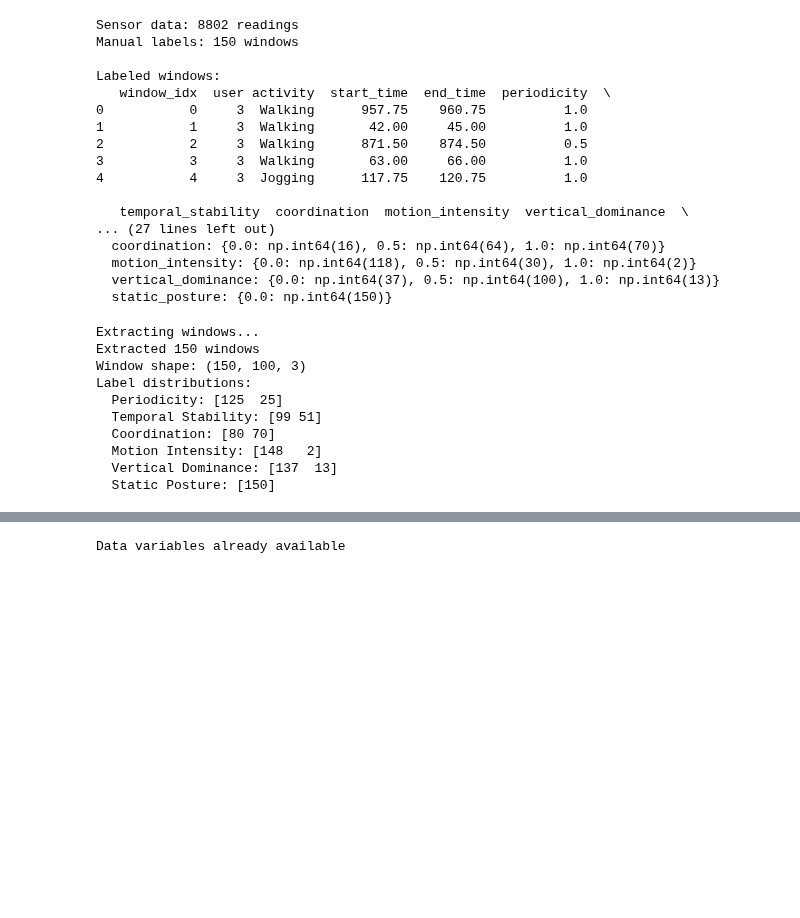
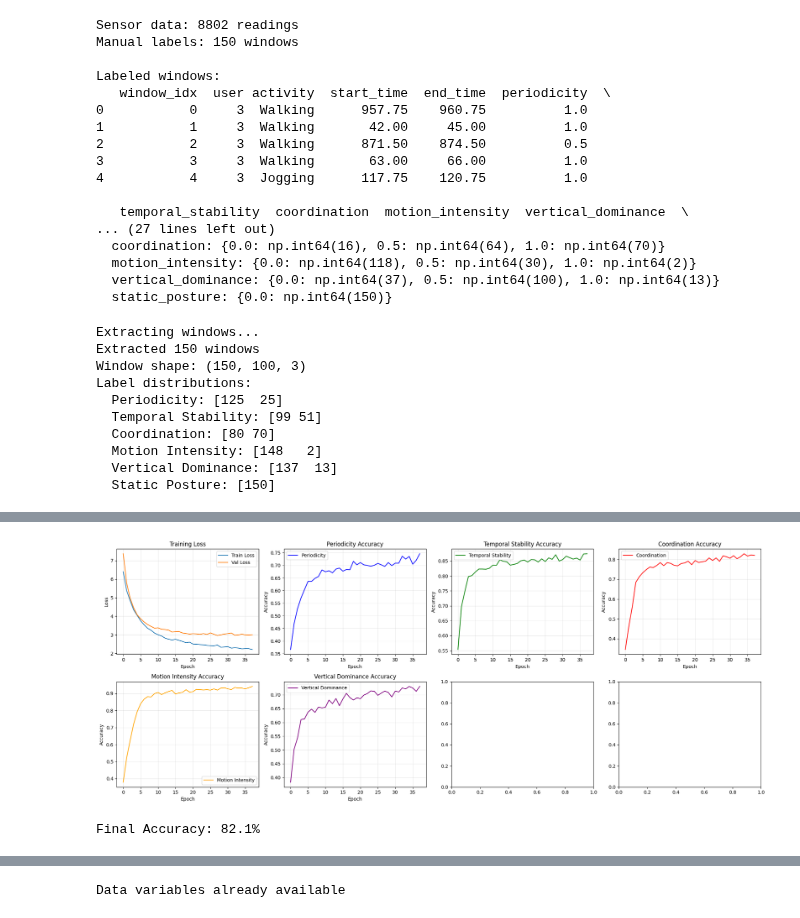
Before and after one commit to tudormatei/dsai-project, a Jupyter notebook: model-training/quick_train_cnn.ipynb, the cells around one changed output, grey strips where cells are left out. Saved outputs shown, nothing was run; the diff lists cells and outputs as text; code cells hidden in the pictures; blank space fills up the shorter version.

Commit message:
static posture adjusted

```diff
--- a/model-training/quick_train_cnn.ipynb
+++ b/model-training/quick_train_cnn.ipynb
@@ -359,9 +418,13 @@ X_train_aug, y_p_train_aug, y_t_train_aug, y_c_train_aug, y_mi_train_aug, y_vd_t
     X_train, y_p_train, y_t_train, y_c_train, y_mi_train, y_vd_train, y_sp_train, factor=10
 )
 
+# Convert static posture to binary context for augmented data
+y_sp_context_train_aug = (y_sp_train_aug > 0).astype(int)
+
 print(f"Original train: {len(X_train)} windows")
 print(f"Augmented train: {len(X_train_aug)} windows")
 print(f"Augmentation factor: {len(X_train_aug) / len(X_train):.1f}x")
+print(f"Static context train aug: {np.bincount(y_sp_context_train_aug)}")
 # %% [output]
 Augmenting training data...
 Original train: 112 windows
@@ -389,9 +459,11 @@ Labels converted to categorical format
 # %%
 # Build and compile model
 print("Building model...")
+# Build model with contextual configuration
 model = build_optimized_cnn(
     input_shape=(X_train_aug.shape[1], X_train_aug.shape[2]),
-    n_classes_p=3, n_classes_t=3, n_classes_c=3, n_classes_mi=3, n_classes_vd=3, n_classes_sp=3
+    n_classes_p=3, n_classes_t=3, n_classes_c=3, n_classes_mi=3, n_classes_vd=3,
+    contextual_config=contextual_config
 )
 
 # Compile with appropriate loss weights
@@ -403,16 +475,16 @@ model.compile(
         'coordination': 'categorical_crossentropy',
         'motion_intensity': 'categorical_crossentropy',
         'vertical_dominance': 'categorical_crossentropy',
-        'static_posture': 'categorical_crossentropy',
+        'static_context': 'binary_crossentropy',
     },
-    loss_weights={'periodicity': 1.0, 'temporal_stability': 1.0, 'coordination': 1.0, 'motion_intensity': 1.0, 'vertical_dominance': 1.0, 'static_posture': 1.0},
+    loss_weights={'periodicity': 1.0, 'temporal_stability': 1.0, 'coordination': 1.0, 'motion_intensity': 1.0, 'vertical_dominance': 1.0, 'static_context': 0.5},
     metrics={
         'periodicity': ['accuracy'],
         'temporal_stability': ['accuracy'],
         'coordination': ['accuracy'],
         'motion_intensity': ['accuracy'],
         'vertical_dominance': ['accuracy'],
-        'static_posture': ['accuracy'],
+        'static_context': ['accuracy'],
     }
 )
 
@@ -447,8 +522,8 @@ Model: "functional_5"
 print("Training model...")
 history = model.fit(
     X_train_aug,
-    [y_p_train_cat, y_t_train_cat, y_c_train_cat, y_mi_train_cat, y_vd_train_cat, y_sp_train_cat],
-    validation_data=(X_test, [y_p_test_cat, y_t_test_cat, y_c_test_cat, y_mi_test_cat, y_vd_test_cat, y_sp_test_cat]),
+    [y_p_train_cat, y_t_train_cat, y_c_train_cat, y_mi_train_cat, y_vd_train_cat, y_sp_context_train_cat],
+    validation_data=(X_test, [y_p_test_cat, y_t_test_cat, y_c_test_cat, y_mi_test_cat, y_vd_test_cat, y_sp_context_test_cat]),
     epochs=200,
     batch_size=32,  # Optimized parameter from grid search
     verbose=1,
@@ -479,2 +554,35 @@ Epoch 40/200
 Training completed!
+# %%
+# Quick visualization
+fig, axes = plt.subplots(2, 4, figsize=(20, 8))
+
+# Loss
+axes[0, 0].plot(history.history['loss'], label='Train Loss')
+axes[0, 0].plot(history.history['val_loss'], label='Val Loss')
+axes[0, 0].set_title('Training Loss')
+axes[0, 0].set_xlabel('Epoch')
+axes[0, 0].set_ylabel('Loss')
+axes[0, 0].legend()
+axes[0, 0].grid(True, alpha=0.3)
+
+# Accuracy for all 7 concepts
+concept_names = ['periodicity', 'temporal_stability', 'coordination', 'motion_intensity', 'vertical_dominance']
+colors = ['blue', 'green', 'red', 'orange', 'purple', 'brown', 'pink']
+
+for i, (concept, color) in enumerate(zip(concept_names, colors)):
+    row, col = (i + 1) // 4, (i + 1) % 4
+    axes[row, col].plot(history.history[f'{concept}_accuracy'], label=f'{concept.replace("_", " ").title()}', color=color)
+    axes[row, col].set_title(f'{concept.replace("_", " ").title()} Accuracy')
+    axes[row, col].set_xlabel('Epoch')
+    axes[row, col].set_ylabel('Accuracy')
+    axes[row, col].legend()
+    axes[row, col].grid(True, alpha=0.3)
+
+plt.tight_layout()
+plt.show()
+
+print(f"\nFinal Accuracy: {overall_acc*100:.1f}%")
+# %% [output]
+[figure, added]
+Final Accuracy: 82.1%
 # %%
```
Also changed, not shown: parts of 10 cells of this notebook, 3 other files.
